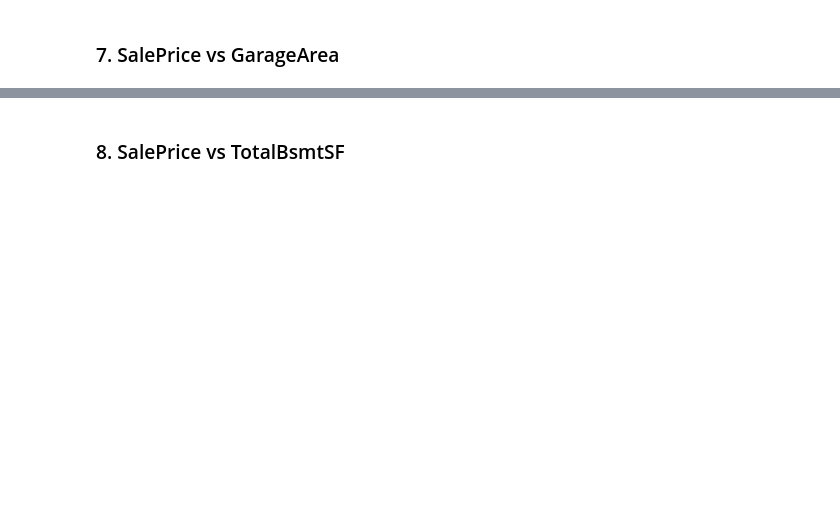
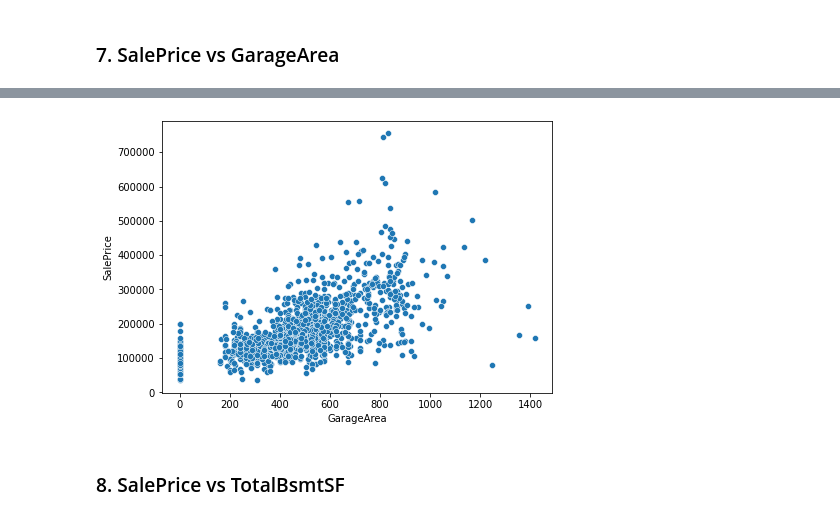
Before and after one commit to directtt/house-prices-prediction, a Jupyter notebook: House Prices Regression Model.ipynb, the cells around one changed output, grey strips where cells are left out. Saved outputs shown, nothing was run; the diff lists cells and outputs as text; code cells hidden in the pictures; blank space fills up the shorter version.

```diff
--- a/House Prices Regression Model.ipynb
+++ b/House Prices Regression Model.ipynb
@@ -156,5 +157,6 @@ sns.scatterplot(x=train['GrLivArea'], y=train['SalePrice']);
 # %% [markdown]
 ### 7. SalePrice vs GarageArea
 # %%
+plt.figure(figsize=(7, 5))
 sns.scatterplot(x=train['GarageArea'], y=train['SalePrice']);
 # %% [output]
@@ -162,3 +163,4 @@ sns.scatterplot(x=train['GarageArea'], y=train['SalePrice']);
+[figure, added]
 # %% [markdown]
 ### 8. SalePrice vs TotalBsmtSF
 # %%
```
Also changed, not shown: parts of 69 cells of this notebook.
